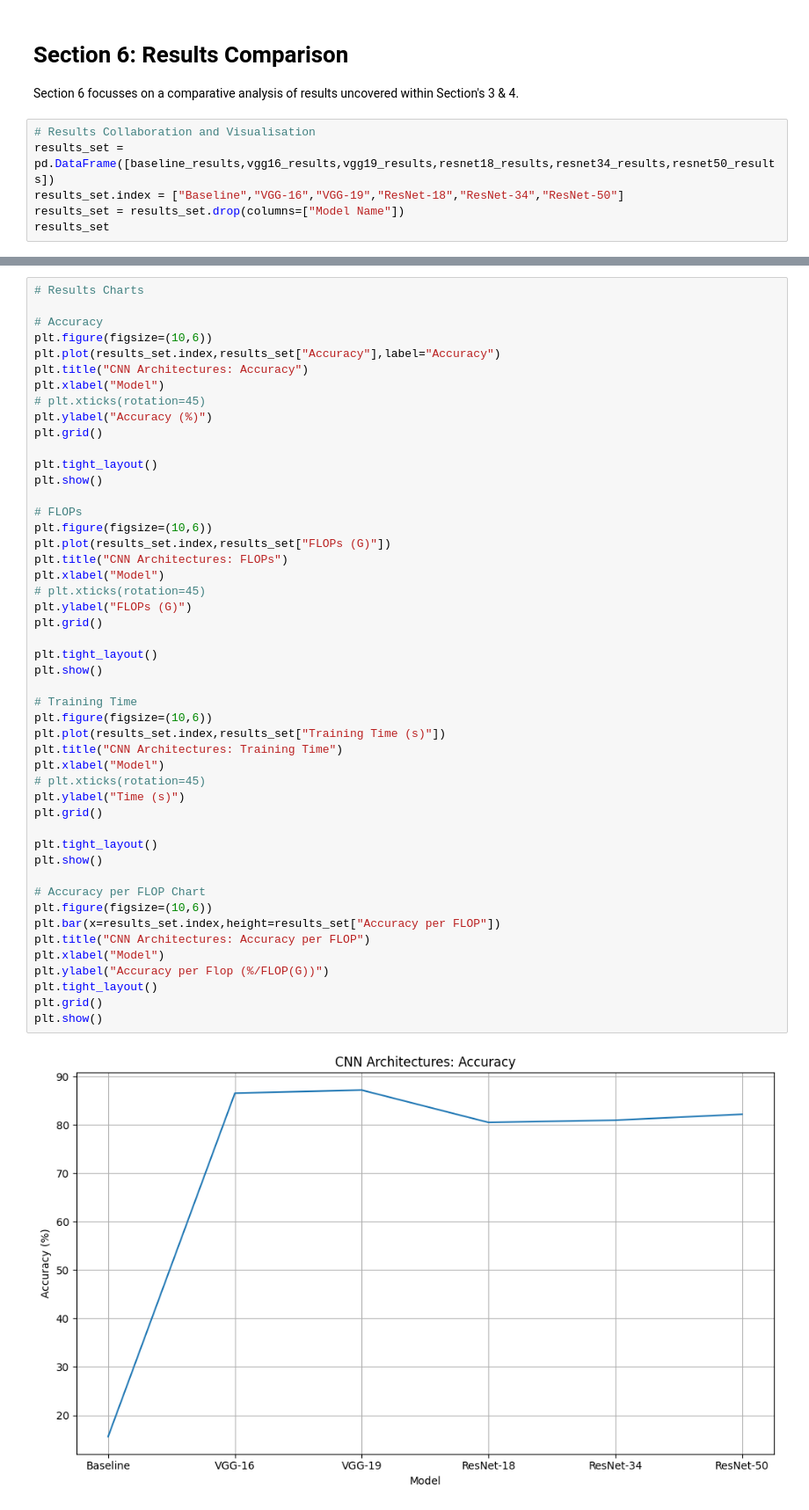
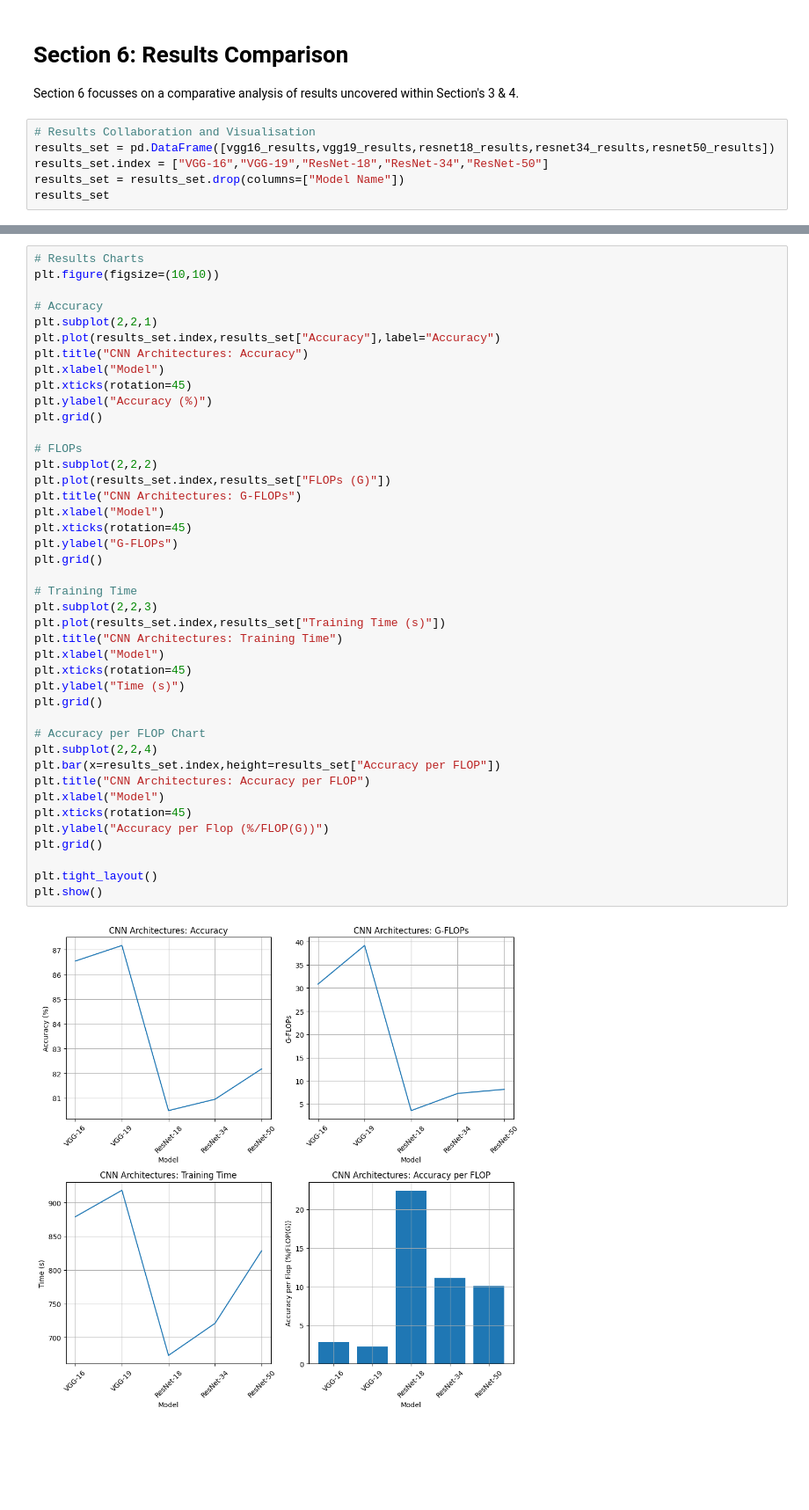
Before and after one commit to jBurg0909/MAIML-Projects, a Jupyter notebook: Deep Learning Fundamentals/CIFAR-10 with CNNs/CIFAR_10_with_CNNs.ipynb, the cells around one changed output, grey strips where cells are left out. Shown at 88% size. Cells and saved outputs as stored; diff of their text form; blank space fills up the shorter version.

Commit message:
Final Model

```diff
--- a/Deep Learning Fundamentals/CIFAR-10 with CNNs/CIFAR_10_with_CNNs.ipynb
+++ b/Deep Learning Fundamentals/CIFAR-10 with CNNs/CIFAR_10_with_CNNs.ipynb
@@ -1191,8 +1191,8 @@ Training - Loss: 0.4605 | Accuracy: 84.0800 || Validation - Loss: 0.5262 | Accur
 Section 6 focusses on a comparative analysis of results uncovered within Section's 3 & 4.
 # %%
 # Results Collaboration and Visualisation
-results_set = pd.DataFrame([baseline_results,vgg16_results,vgg19_results,resnet18_results,resnet34_results,resnet50_results])
-results_set.index = ["Baseline","VGG-16","VGG-19","ResNet-18","ResNet-34","ResNet-50"]
+results_set = pd.DataFrame([vgg16_results,vgg19_results,resnet18_results,resnet34_results,resnet50_results])
+results_set.index = ["VGG-16","VGG-19","ResNet-18","ResNet-34","ResNet-50"]
 results_set = results_set.drop(columns=["Model Name"])
 results_set
 # %% [output]
@@ -1206,50 +1205,44 @@ results_set
 # %%
 # Results Charts
+plt.figure(figsize=(10,10))
 
 # Accuracy
-plt.figure(figsize=(10,6))
+plt.subplot(2,2,1)
 plt.plot(results_set.index,results_set["Accuracy"],label="Accuracy")
 plt.title("CNN Architectures: Accuracy")
 plt.xlabel("Model")
-# plt.xticks(rotation=45)
+plt.xticks(rotation=45)
 plt.ylabel("Accuracy (%)")
+plt.grid()
+
+# FLOPs
+plt.subplot(2,2,2)
+plt.plot(results_set.index,results_set["FLOPs (G)"])
+plt.title("CNN Architectures: G-FLOPs")
+plt.xlabel("Model")
+plt.xticks(rotation=45)
+plt.ylabel("G-FLOPs")
+plt.grid()
+
+# Training Time
+plt.subplot(2,2,3)
+plt.plot(results_set.index,results_set["Training Time (s)"])
+plt.title("CNN Architectures: Training Time")
+plt.xlabel("Model")
+plt.xticks(rotation=45)
+plt.ylabel("Time (s)")
+plt.grid()
+
+# Accuracy per FLOP Chart
+plt.subplot(2,2,4)
+plt.bar(x=results_set.index,height=results_set["Accuracy per FLOP"])
+plt.title("CNN Architectures: Accuracy per FLOP")
+plt.xlabel("Model")
+plt.xticks(rotation=45)
+plt.ylabel("Accuracy per Flop (%/FLOP(G))")
 plt.grid()
 
 plt.tight_layout()
 plt.show()
-
-# FLOPs
-plt.figure(figsize=(10,6))
-plt.plot(results_set.index,results_set["FLOPs (G)"])
-plt.title("CNN Architectures: FLOPs")
-plt.xlabel("Model")
-# plt.xticks(rotation=45)
-plt.ylabel("FLOPs (G)")
-plt.grid()
-
-plt.tight_layout()
-plt.show()
-
-# Training Time
-plt.figure(figsize=(10,6))
-plt.plot(results_set.index,results_set["Training Time (s)"])
-plt.title("CNN Architectures: Training Time")
-plt.xlabel("Model")
-# plt.xticks(rotation=45)
-plt.ylabel("Time (s)")
-plt.grid()
-
-plt.tight_layout()
-plt.show()
-
-# Accuracy per FLOP Chart
-plt.figure(figsize=(10,6))
-plt.bar(x=results_set.index,height=results_set["Accuracy per FLOP"])
-plt.title("CNN Architectures: Accuracy per FLOP")
-plt.xlabel("Model")
-plt.ylabel("Accuracy per Flop (%/FLOP(G))")
-plt.tight_layout()
-plt.grid()
-plt.show()
 # %% [output]
-[figure, old version]
+[figure, new version]
```
Also changed, not shown: parts of 13 cells of this notebook, 1 other file.
